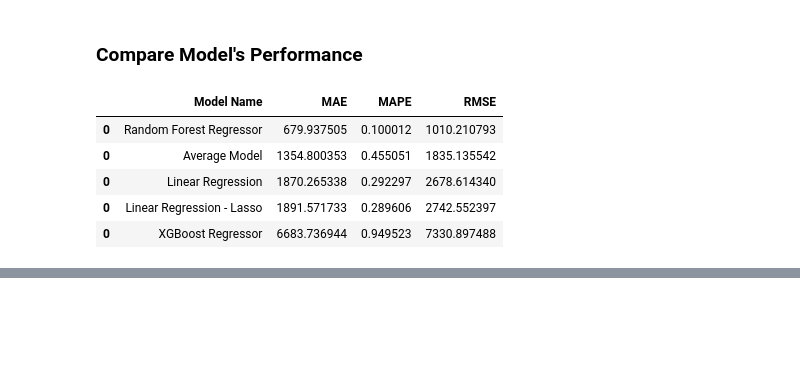
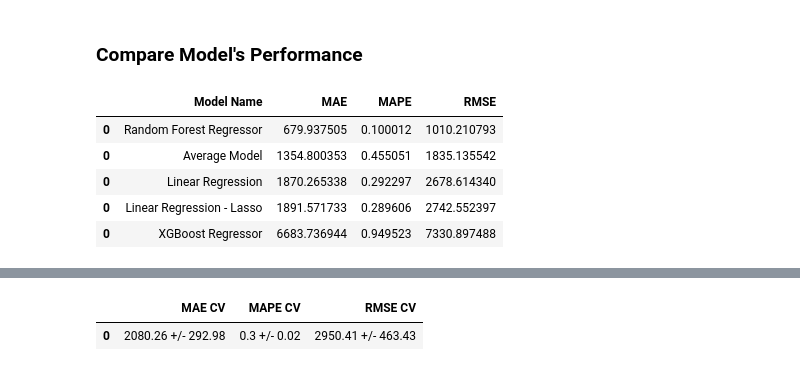
Before and after one commit to segovia-cmp/rosmann_project, a Jupyter notebook: notebooks/store_salar_prediction.ipynb, the cells around one changed output, grey strips where cells are left out. Cells and saved outputs as stored; diff of their text form; code cells hidden in the pictures; blank space fills up the shorter version.

Commit message:
cross_validation

```diff
--- a/notebooks/store_salar_prediction.ipynb
+++ b/notebooks/store_salar_prediction.ipynb
@@ -897,13 +937,4 @@ modelling_result.sort_values('RMSE')
 | 0 | Linear Regression - Lasso | 1891.571733 | 0.289606 | 2742.552397 |
 | 0 | XGBoost Regressor | 6683.736944 | 0.949523 | 7330.897488 |
 # %%
-x_training = X_test[cols_selected_boruta_full]
+x_training = X_train[cols_selected_boruta_full]
-# %%
-
-#Start and end date for validation
-validation_start_date = x_training['date'].max() - datetime.timedelta(days=1*6*7)
-validation_end_date = x_training['date'].max() - datetime.timedelta(days=0*6*7)
-
-#filtering dataset
-training = x_training[x_training['date'] < validation_start_date]
-validation = x_training[(x_training['date'] >= validation_start_date) & (x_training['date'] <= validation_end_date) ]
@@ -913,0 +989,2 @@ Timestamp('2015-06-19 00:00:00')
+# %%
+a = cross_validation(x_training, 5)
@@ -913,0 +1001,5 @@ Timestamp('2015-06-19 00:00:00')
+# %%
+a
+# %% [output]
+|  | MAE CV | MAPE CV | RMSE CV |
+| 0 | 2080.26 +/- 292.98 | 0.3 +/- 0.02 | 2950.41 +/- 463.43 |
```
Also changed, not shown: parts of 58 cells of this notebook.
